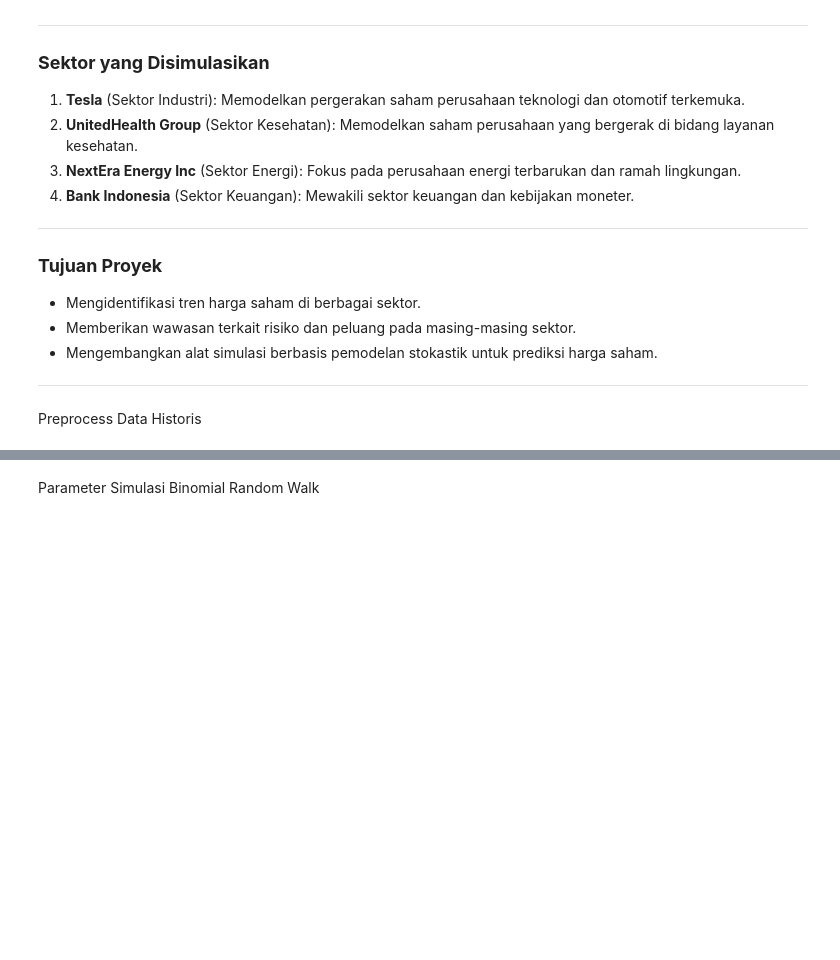
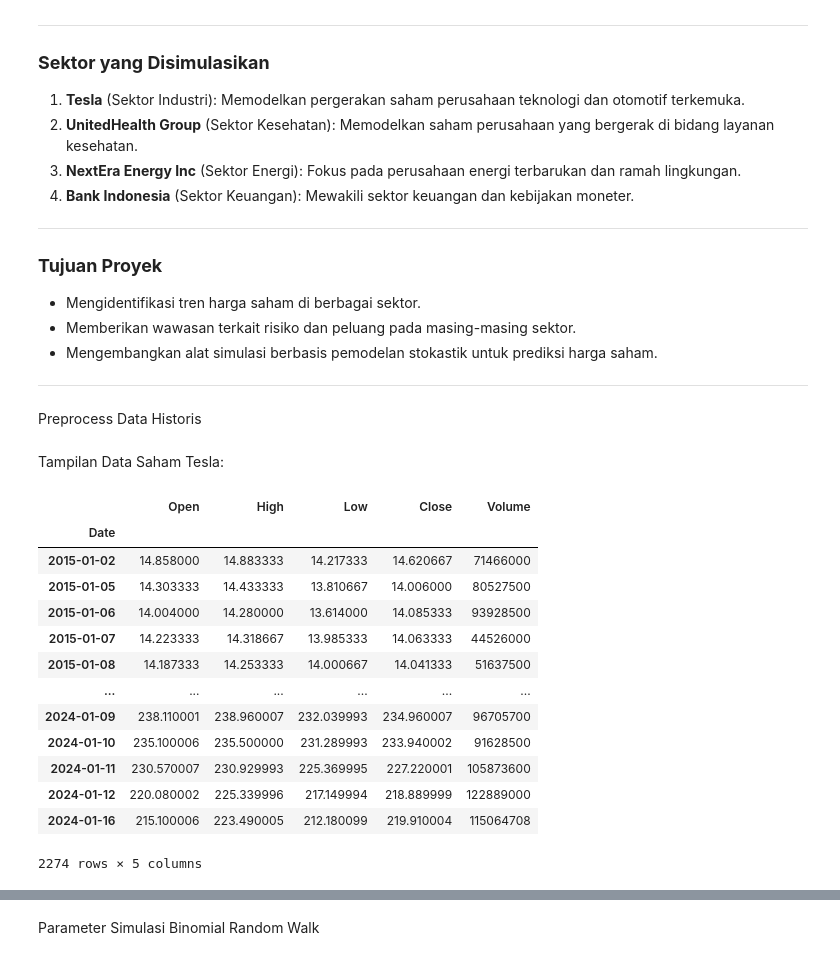
Before and after one commit to Ardavaa/random-walk-forecasting, a Jupyter notebook: binomial_random_walk.ipynb, the cells around one changed output, grey strips where cells are left out. Cells and saved outputs as stored; diff of their text form; code cells hidden in the pictures; blank space fills up the shorter version.

```diff
--- a/binomial_random_walk.ipynb
+++ b/binomial_random_walk.ipynb
@@ -63,3 +63,23 @@ sectors = {
     'NextEra Energy Inc (Energi)': preprocess_data(nextera_energy, 'NextEra Energy Inc'),
     'Bank Indonesia (Keuangan)': preprocess_data(bank_indonesia, 'Bank Indonesia'),
 }
+# %% [markdown]
+Tampilan Data Saham Tesla:
+# %%
+tesla.drop('Unnamed: 0', axis=1, inplace=True)
+tesla
+# %% [output]
+|  | Open | High | Low | Close | Volume |
+| Date |  |  |  |  |  |
+| 2015-01-02 | 14.858000 | 14.883333 | 14.217333 | 14.620667 | 71466000 |
+| 2015-01-05 | 14.303333 | 14.433333 | 13.810667 | 14.006000 | 80527500 |
+| 2015-01-06 | 14.004000 | 14.280000 | 13.614000 | 14.085333 | 93928500 |
+| 2015-01-07 | 14.223333 | 14.318667 | 13.985333 | 14.063333 | 44526000 |
+| 2015-01-08 | 14.187333 | 14.253333 | 14.000667 | 14.041333 | 51637500 |
+| ... | ... | ... | ... | ... | ... |
+| 2024-01-09 | 238.110001 | 238.960007 | 232.039993 | 234.960007 | 96705700 |
+| 2024-01-10 | 235.100006 | 235.500000 | 231.289993 | 233.940002 | 91628500 |
+| 2024-01-11 | 230.570007 | 230.929993 | 225.369995 | 227.220001 | 105873600 |
+| 2024-01-12 | 220.080002 | 225.339996 | 217.149994 | 218.889999 | 122889000 |
+| 2024-01-16 | 215.100006 | 223.490005 | 212.180099 | 219.910004 | 115064708 |
+2274 rows × 5 columns
```
Also changed, not shown: parts of 7 cells of this notebook.
